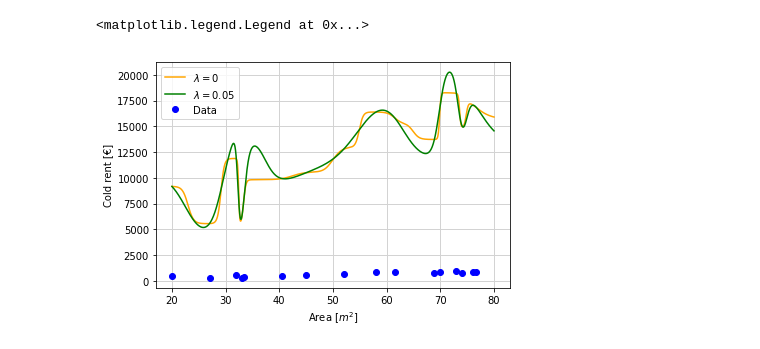
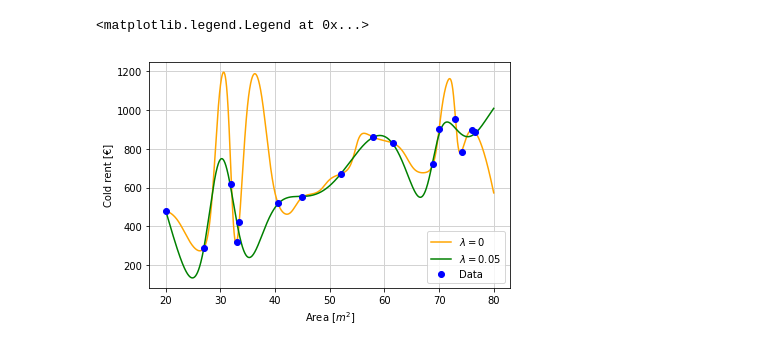
Before and after one commit to Marco5de/ENI, a Jupyter notebook: Blatt09/Blatt09.ipynb, the cells around one changed output. Drawn from its saved outputs; the diff is of its cells as text; code cells hidden in the pictures.

```diff
--- a/Blatt09/Blatt09.ipynb
+++ b/Blatt09/Blatt09.ipynb
@@ -68,10 +68,13 @@ area = np.array([68.9, 40.5, 33.42, 73, 74.11, 76, 61.51, 52, 70, 76.6, 20, 32,
 price = np.array([720, 520, 420, 955, 785, 897, 830, 670, 900, 885, 480, 620, 860, 550, 290, 320], np.float64)
 
 #standardisieren der Daten (Mittelwert = 0, Standardabweichung = 1)
-area_re = area.reshape(-1, 1)
 scaler = StandardScaler()
 scaler.fit(area_re)
+area_re = area.reshape(-1, 1)
 area_stand = scaler.transform(area_re)
+price_re = price.reshape(-1, 1)
+price_stand = scaler.transform(price_re)
+price_stand = price_stand.reshape(1,-1)[0]
 
 #Konfiguration und Trainieren des Netzwerk
 def train_network(reg, area, price, newAreas):
@@ -98,33 +101,33 @@ def train_network(reg, area, price, newAreas):
     model.add(layers.Dense(units=1, activation='linear'))
 
     #train
     model.compile(optimizer = opt, loss='mse')
     model.fit(area, price, epochs=30000, batch_size=len(price), verbose = 0)
 
     #predict
     newPrices = model.predict(newAreas)
     return newPrices
 
 #Netzwerk trainieren (lambda = 0, lambda = 0.05) und Netzwerkausgaben berechnen (x = 20, 20.01, 20.02, ..., 80)
 X = np.arange(start=20, stop=80.01, step=0.01)
 X_re = X.reshape(-1,1)
 X_stand = scaler.transform(X_re)
-Prices0_stand = train_network(0, area_stand, price, X_stand)
+Prices0_stand = train_network(0, area_stand, price_stand, X_stand)
 Prices0 = scaler.inverse_transform(Prices0_stand)
-Prices05_stand = train_network(0.05, area_stand, price, X_stand)
+Prices05_stand = train_network(0.05, area_stand, price_stand, X_stand)
 Prices05 = scaler.inverse_transform(Prices05_stand)
 
 #Ergebnis graphisch darstellen
 plt.xlabel("Area [$m^2$]")
 plt.ylabel("Cold rent [€]")
 plt.grid(color='lightgrey', linestyle='-', linewidth=1)
 
 plt.plot(X, Prices0, color="orange", label='$\lambda = 0$')
 plt.plot(X, Prices05, color="green", label='$\lambda = 0.05$')
 plt.plot(area, price, 'ro', color="blue", label="Data")
 
 plt.tight_layout()
 plt.legend()
 # %% [output]
 <matplotlib.legend.Legend at 0x...>
-[figure, old version]
+[figure, new version]
```
